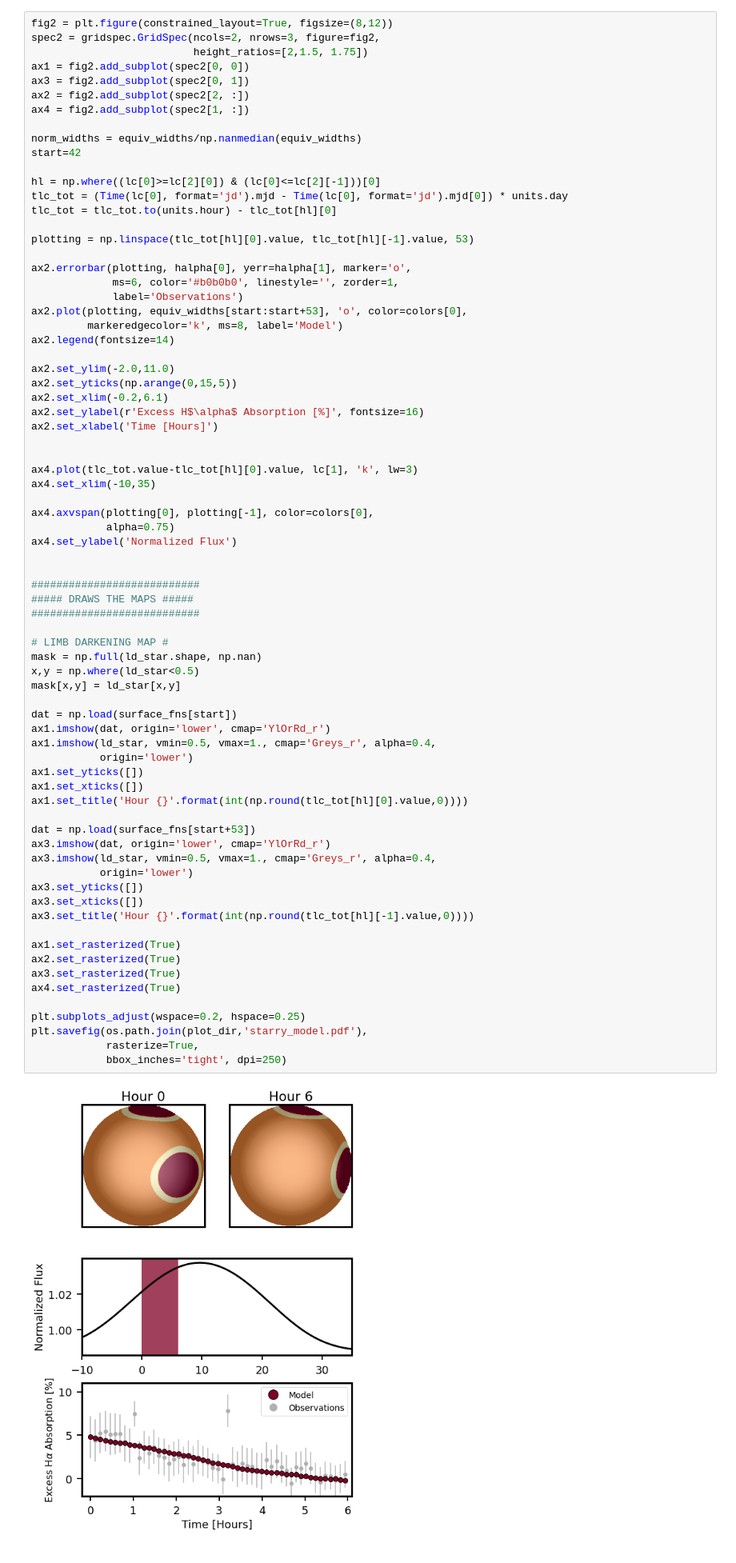
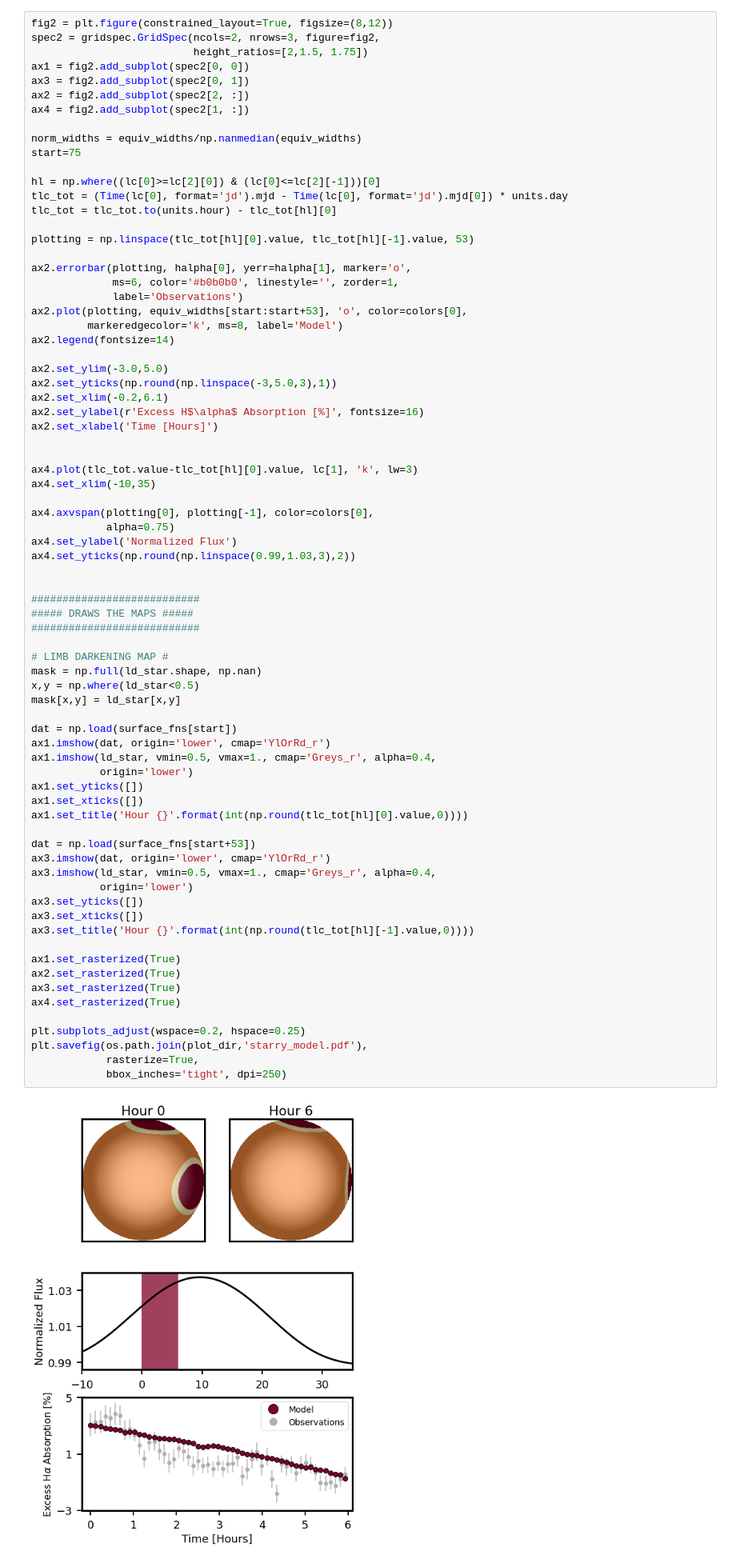
Before and after one commit to afeinstein20/doppler_tomography, a Jupyter notebook: notebooks/spot_model.ipynb, the cells around one changed output. Shown: that part at 80% size. Saved outputs shown, nothing was run; the diff lists cells and outputs as text.

```diff
--- a/notebooks/spot_model.ipynb
+++ b/notebooks/spot_model.ipynb
@@ -208,7 +209,7 @@ ax2 = fig2.add_subplot(spec2[2, :])
 ax4 = fig2.add_subplot(spec2[1, :])
 
 norm_widths = equiv_widths/np.nanmedian(equiv_widths)
-start=42
+start=75
 
 hl = np.where((lc[0]>=lc[2][0]) & (lc[0]<=lc[2][-1]))[0]
 tlc_tot = (Time(lc[0], format='jd').mjd - Time(lc[0], format='jd').mjd[0]) * units.day
@@ -223,8 +224,8 @@ ax2.plot(plotting, equiv_widths[start:start+53], 'o', color=colors[0],
          markeredgecolor='k', ms=8, label='Model')
 ax2.legend(fontsize=14)
 
-ax2.set_ylim(-2.0,11.0)
-ax2.set_yticks(np.arange(0,15,5))
+ax2.set_ylim(-3.0,5.0)
+ax2.set_yticks(np.round(np.linspace(-3,5.0,3),1))
 ax2.set_xlim(-0.2,6.1)
 ax2.set_ylabel(r'Excess H$\alpha$ Absorption [%]', fontsize=16)
 ax2.set_xlabel('Time [Hours]')
@@ -236,6 +237,7 @@ ax4.set_xlim(-10,35)
 ax4.axvspan(plotting[0], plotting[-1], color=colors[0],
             alpha=0.75)
 ax4.set_ylabel('Normalized Flux')
+ax4.set_yticks(np.round(np.linspace(0.99,1.03,3),2))
 
 
 ###########################
@@ -246,31 +248,31 @@ ax4.set_ylabel('Normalized Flux')
 mask = np.full(ld_star.shape, np.nan)
 x,y = np.where(ld_star<0.5)
 mask[x,y] = ld_star[x,y]
 
 dat = np.load(surface_fns[start])
 ax1.imshow(dat, origin='lower', cmap='YlOrRd_r')
 ax1.imshow(ld_star, vmin=0.5, vmax=1., cmap='Greys_r', alpha=0.4,
            origin='lower')
 ax1.set_yticks([])
 ax1.set_xticks([])
 ax1.set_title('Hour {}'.format(int(np.round(tlc_tot[hl][0].value,0))))
 
 dat = np.load(surface_fns[start+53])
 ax3.imshow(dat, origin='lower', cmap='YlOrRd_r')
 ax3.imshow(ld_star, vmin=0.5, vmax=1., cmap='Greys_r', alpha=0.4,
            origin='lower')
 ax3.set_yticks([])
 ax3.set_xticks([])
 ax3.set_title('Hour {}'.format(int(np.round(tlc_tot[hl][-1].value,0))))
 
 ax1.set_rasterized(True)
 ax2.set_rasterized(True)
 ax3.set_rasterized(True)
 ax4.set_rasterized(True)
 
 plt.subplots_adjust(wspace=0.2, hspace=0.25)
 plt.savefig(os.path.join(plot_dir,'starry_model.pdf'),
             rasterize=True,
             bbox_inches='tight', dpi=250)
 # %% [output]
-[figure, old version]
+[figure, new version]
```
Also changed, not shown: parts of 2 cells of this notebook.
